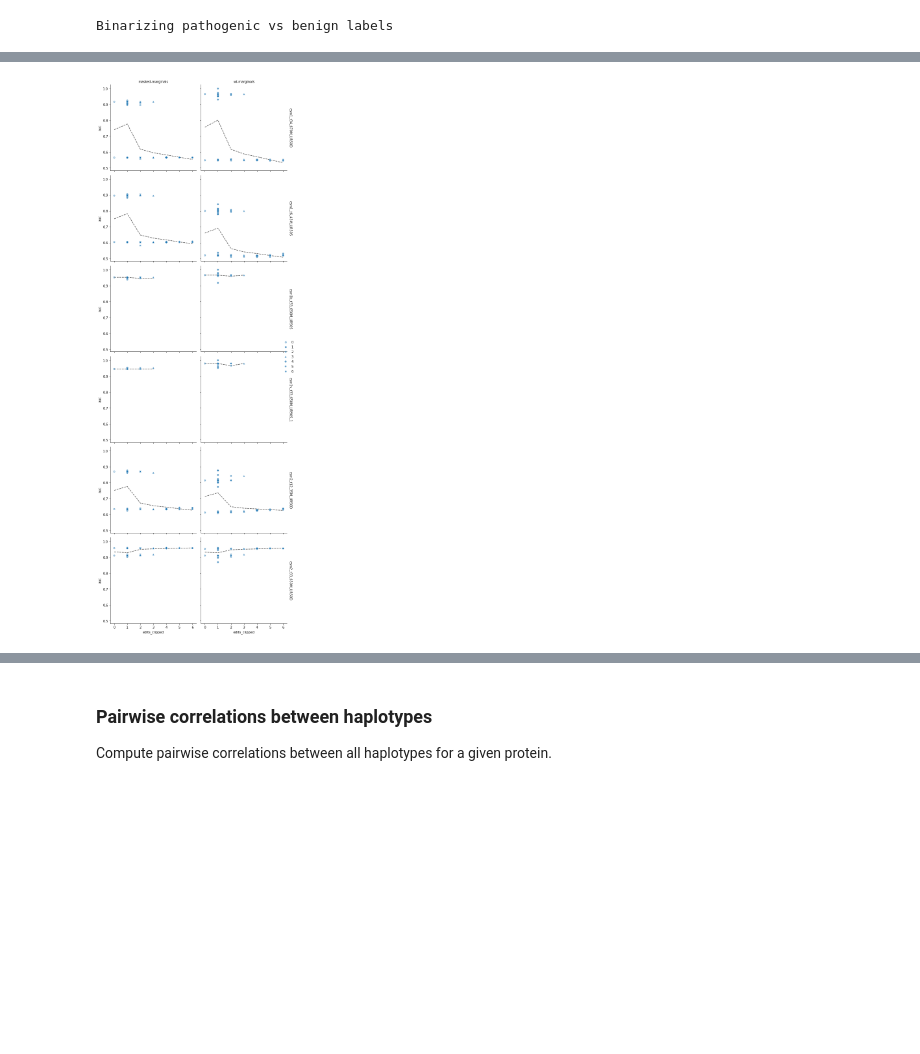
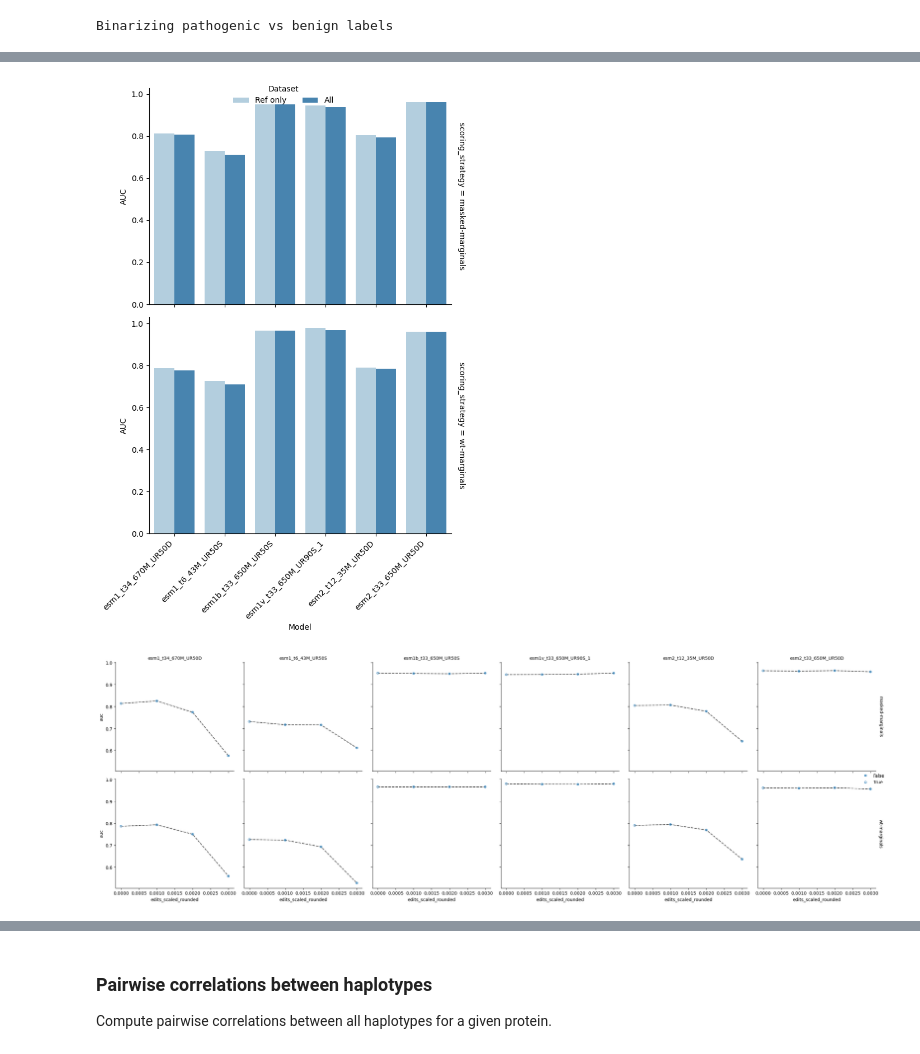
Before and after one commit to bschilder/VEP_protein, a Jupyter notebook: notebooks/VEP.ipynb, the cells around one changed output, grey strips where cells are left out. Saved outputs shown, nothing was run; the diff lists cells and outputs as text; code cells hidden in the pictures; blank space fills up the shorter version.

```diff
--- a/notebooks/VEP.ipynb
+++ b/notebooks/VEP.ipynb
@@ -378,6 +424,7 @@ seq_lens = {seq:len(seq) for seq in vep_df['protein_sequence']}
 vep_df['protein_sequence_len'] = vep_df['protein_sequence'].map(seq_lens)
 vep_df['edits_scaled'] = vep_df['edits'] / vep_df['protein_sequence_len']
 vep_df['edits_clipped'] = vep_df['edits'].clip(upper=20)
+vep_df.loc[:,'edits_scaled_rounded'] = vep_df['edits_scaled'].round(3)
 
 # vep_df['edits_scaled_quartiles'] = pd.qcut(vep_df.groupby(['protein','mutant'])['edits_scaled'], q=10, labels=False)
 # vep_df['edits_scaled_quartiles'].value_counts()
@@ -407,12 +454,20 @@ Name: CLNREVSTAT, dtype: int64
 # %%
 vep_pr = va.compute_precision_recall(vep_qc,
                                      groupby_cols = ['model_location', 'scoring_strategy',
-                                                     'is_ref','haplotype','edits'],
+                                                     'is_ref',
+                                                    #  'protein_sequence', 'haplotype',
+                                                    #  'edits',
+                                                    'edits_scaled_rounded'
+                                                     ],
                                      x='VEP',
                                      y='DMS_bin_score')
 # Add back in extra cols
-vep_df['protein_sequence_len'] = vep_df['protein_sequence'].map(seq_lens)
-vep_df['edits_scaled'] = vep_df['edits'] / vep_df['protein_sequence_len']
-vep_pr['edits_clipped'] = vep_pr['edits'].clip(upper=20)
+if 'protein_sequence' in vep_pr.columns:
+    vep_pr['protein_sequence_len'] = vep_pr['protein_sequence'].map(seq_lens)
+    if 'edits_scaled' not in vep_pr.columns and 'edits' in vep_pr.columns:
+        vep_pr['edits_scaled'] = vep_pr['edits'] / vep_pr['protein_sequence_len']
+
+if 'edits' in vep_pr.columns:
+    vep_pr['edits_clipped'] = vep_pr['edits'].clip(upper=20)
 # %% [output]
 Binarizing pathogenic vs benign labels
@@ -419,7 +507,44 @@ Binarizing pathogenic vs benign labels
+# %%
+import seaborn as sns
+import matplotlib.pyplot as plt
+
+# Create a FacetGrid to facet by scoring_strategy
+g = sns.FacetGrid(data=vep_pr_grouped,
+                  row="scoring_strategy",
+                  margin_titles=True,
+                  height=5,
+                  aspect=1)
+
+# Map the barplot to each facet
+g.map_dataframe(sns.barplot,
+                x="model_location",
+                y="auc",
+                hue="group",
+                palette='Blues')
+
+# Fix x-axis labels - apply rotation to each subplot
+for ax in g.axes.flat:
+    plt.setp(ax.get_xticklabels(), rotation=45, ha='right')
+
+# Adjust layout and add titles
+g.set_axis_labels("Model", "AUC")
+# _rm_subplot_prefixes(g)
+
+# Add a legend for the hue variable
+g.add_legend(title="Dataset", loc='upper center', ncol=2)
+
+plt.tight_layout()
+plt.show()
+# %% [output]
+[figure, added]
 # %%
 va.plot_auc_by_edits(vep_pr, #vep_pr.loc[vep_pr['edits'] < 20],
-                     x="edits_clipped")
+                      col="model_location",
+                      row="scoring_strategy",
+                      style="is_ref",
+                     x="edits_scaled_rounded",
+                     save_path="results/plots/vep_pr_auc_by_edits.png")
 # %% [output]
-[figure, old version]
+[figure, new version]
 # %%
 va.plot_precision_recall(vep_pr,
```
Also changed, not shown: parts of 25 cells of this notebook, 21 other files.
